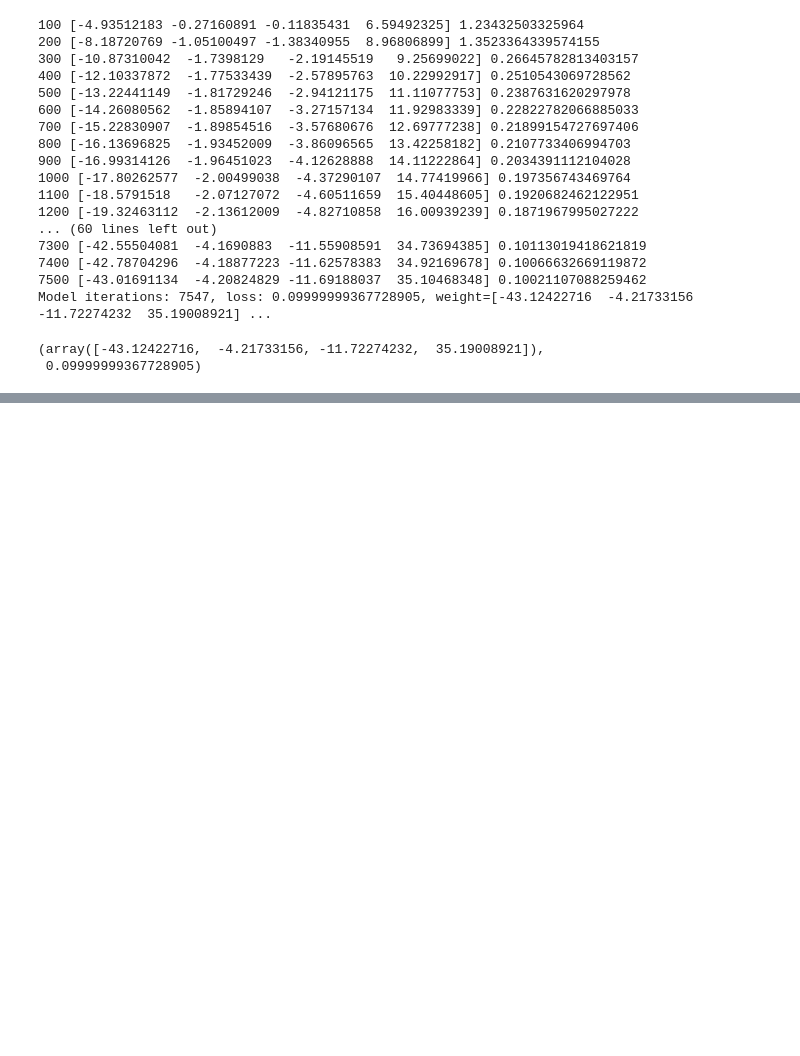
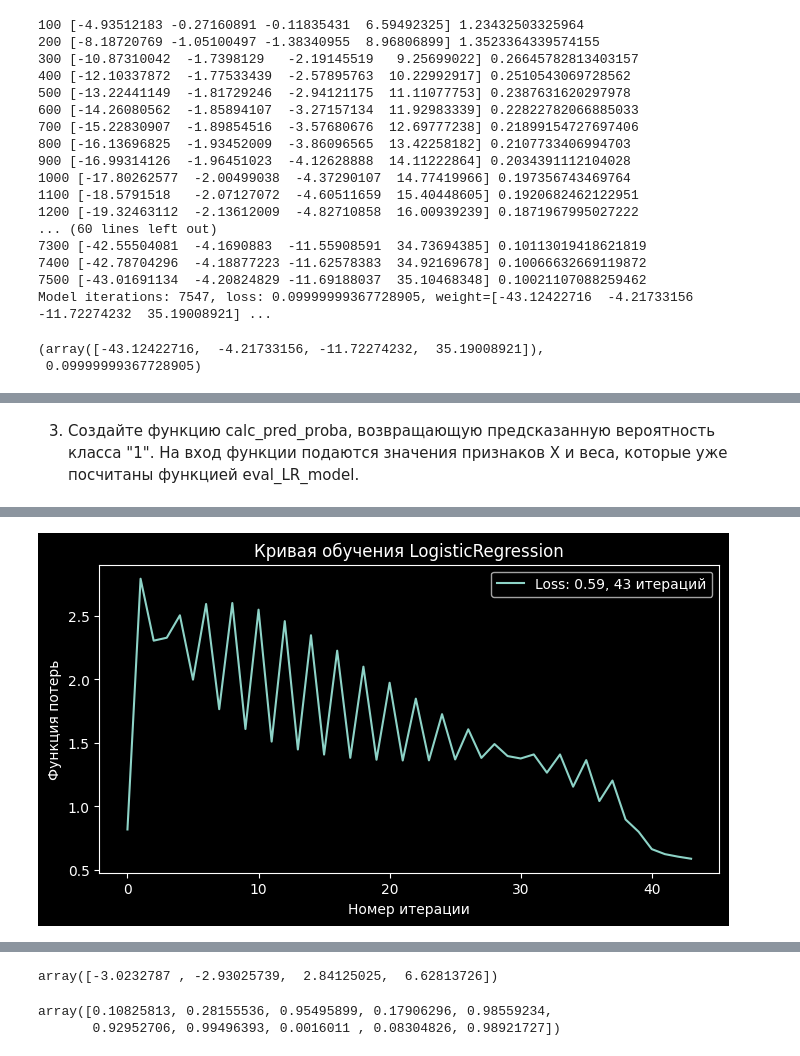
Before and after one commit to likeai22/ds_algorithms, a Jupyter notebook: Lesson 3/hw.ipynb, the cells around one changed output, grey strips where cells are left out. Cells and saved outputs as stored; diff of their text form; code cells hidden in the pictures; blank space fills up the shorter version.

```diff
--- a/Lesson 3/hw.ipynb
+++ b/Lesson 3/hw.ipynb
@@ -169 +169,14 @@ Wall time: 3 s
 array([-43.12788703,  -4.21764123, -11.72379488,  35.1930016 ])
+# %% [markdown]
+3. Создайте функцию calc_pred_proba, возвращающую предсказанную вероятность класса "1". На вход функции подаются значения признаков Х и веса, которые уже посчитаны функцией eval_LR_model.
+# %%
+%%time
+log_regressor = LogisticRegression(samples=X_scaled, targets=y,
+                                   alpha=1e-0, diff_mse=1e-15, min_los=0.6,
+                                   print_cost=True, fit_intercept=False,
+                                   l1_penalty=0.00, l2_penalty=0.00)
+log_l = log_regressor.fit()
+log_w = log_regressor.get_weights()
+plot_learning_curves(model=log_regressor)
+log_w
+# %% [output]
@@ -169,0 +184 @@ array([-43.12788703,  -4.21764123, -11.72379488,  35.1930016 ])
+[figure, added]
@@ -169,0 +187,6 @@ array([-43.12788703,  -4.21764123, -11.72379488,  35.1930016 ])
+array([-3.0232787 , -2.93025739,  2.84125025,  6.62813726])
+# %%
+log_regressor.predict()
+# %% [output]
+array([0.10825813, 0.28155536, 0.95495899, 0.17906296, 0.98559234,
+       0.92952706, 0.99496393, 0.0016011 , 0.08304826, 0.98921727])
```
Also changed, not shown: parts of 3 cells of this notebook.
